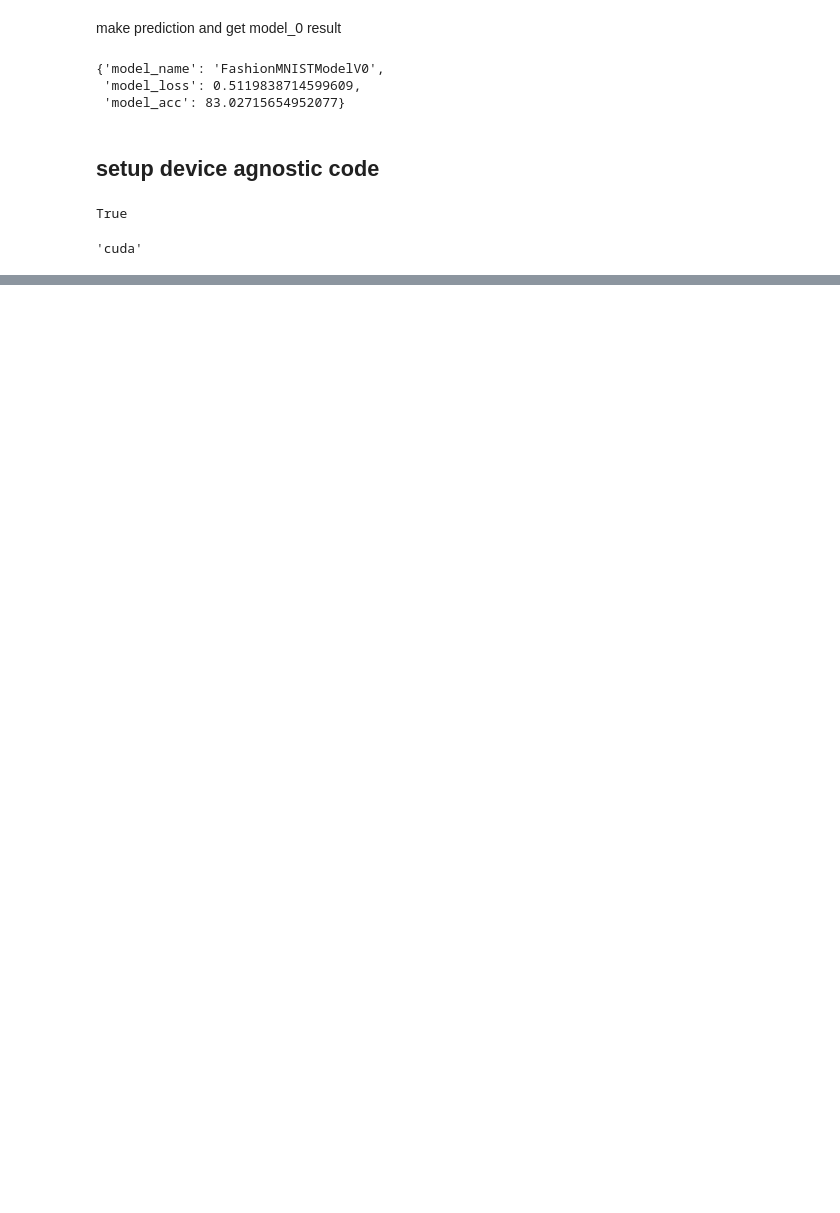
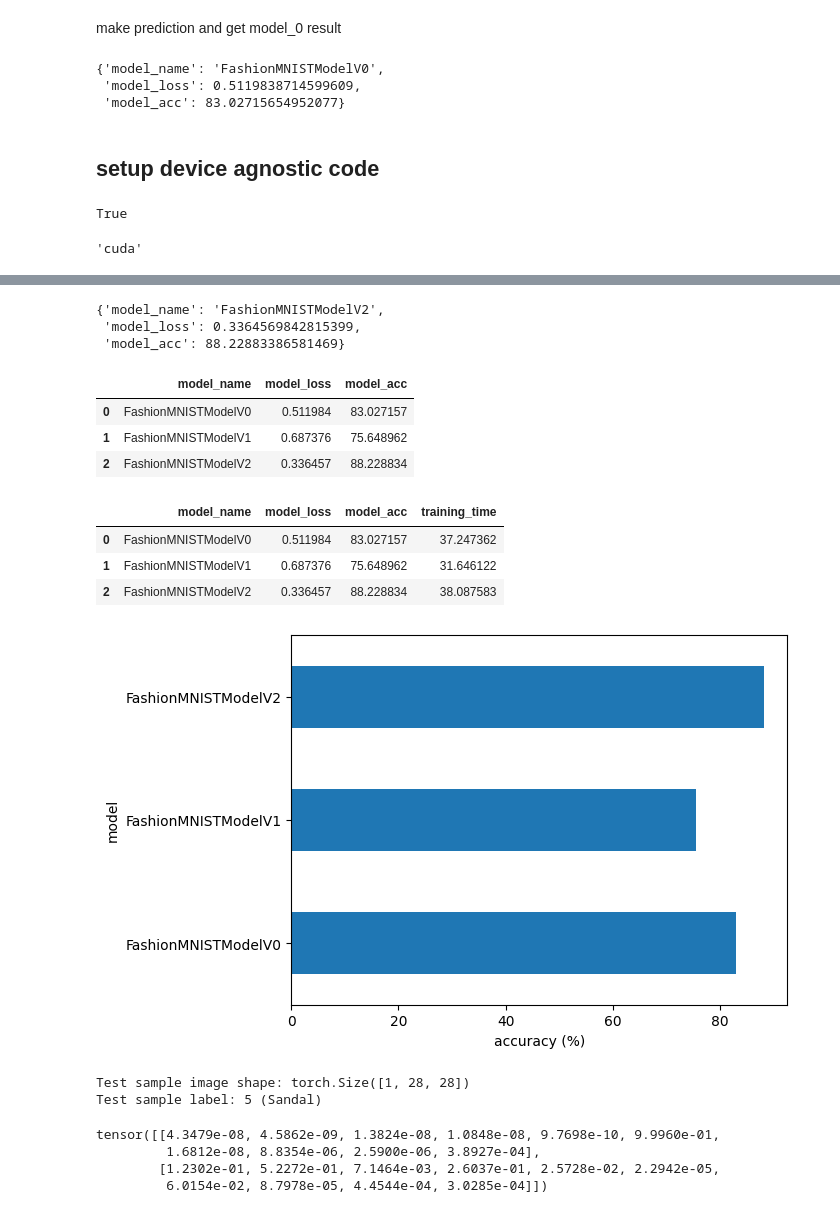
Before and after one commit to worldofaryavart/colab_notebooks, a Jupyter notebook: computervision.ipynb, the cells around one changed output, grey strips where cells are left out. Drawn from its saved outputs; the diff is of its cells as text; code cells hidden in the pictures; blank space fills up the shorter version.

```diff
--- a/computervision.ipynb
+++ b/computervision.ipynb
@@ -423,0 +735,4 @@ device(type='cuda', index=0)
+# %%
+loss_fn = nn.CrossEntropyLoss()
+optimizer = torch.optim.SGD(params=model_2.parameters(),
+                             lr=0.1)
@@ -423,0 +831,40 @@ device(type='cuda', index=0)
+# %%
+# Get model_2 results
+model_2_results = eval_model(
+    model=model_2,
+    data_loader=test_dataloader,
+    loss_fn=loss_fn,
+    accuracy_fn=accuracy_fn
+)
+model_2_results
+# %% [output]
+{'model_name': 'FashionMNISTModelV2',
+ 'model_loss': 0.3364569842815399,
+ 'model_acc': 88.22883386581469}
+# %%
+import pandas as pd
+compare_results = pd.DataFrame([model_0_results, model_1_results, model_2_results])
+compare_results
+# %% [output]
+|  | model_name | model_loss | model_acc |
+| 0 | FashionMNISTModelV0 | 0.511984 | 83.027157 |
+| 1 | FashionMNISTModelV1 | 0.687376 | 75.648962 |
+| 2 | FashionMNISTModelV2 | 0.336457 | 88.228834 |
+# %%
+# Add training times to results comparison
+compare_results["training_time"] = [total_train_time_model_0,
+                                    total_train_time_model_1,
+                                    total_train_time_model_2]
+compare_results
+# %% [output]
+|  | model_name | model_loss | model_acc | training_time |
+| 0 | FashionMNISTModelV0 | 0.511984 | 83.027157 | 37.247362 |
+| 1 | FashionMNISTModelV1 | 0.687376 | 75.648962 | 31.646122 |
+| 2 | FashionMNISTModelV2 | 0.336457 | 88.228834 | 38.087583 |
+# %%
+# Visualize our model results
+compare_results.set_index("model_name")["model_acc"].plot(kind="barh")
+plt.xlabel("accuracy (%)")
+plt.ylabel("model");
+# %% [output]
+[figure, added]
@@ -423,0 +891,26 @@ device(type='cuda', index=0)
+# %%
+import random
+random.seed(42)
+test_samples = []
+test_labels = []
+for sample, label in random.sample(list(test_data), k=9):
+    test_samples.append(sample)
+    test_labels.append(label)
+
+# View the first test sample shape and label
+print(f"Test sample image shape: {test_samples[0].shape}\nTest sample label: {test_labels[0]} ({class_names[test_labels[0]]})")
+# %% [output]
+Test sample image shape: torch.Size([1, 28, 28])
+Test sample label: 5 (Sandal)
+# %%
+# Make predictions on test samples with model 2
+pred_probs= make_predictions(model=model_2,
+                             data=test_samples)
+
+# View first two prediction probabilities list
+pred_probs[:2]
+# %% [output]
+tensor([[4.3479e-08, 4.5862e-09, 1.3824e-08, 1.0848e-08, 9.7698e-10, 9.9960e-01,
+         1.6812e-08, 8.8354e-06, 2.5900e-06, 3.8927e-04],
+        [1.2302e-01, 5.2272e-01, 7.1464e-03, 2.6037e-01, 2.5728e-02, 2.2942e-05,
+         6.0154e-02, 8.7978e-05, 4.4544e-04, 3.0285e-04]])
```
Also changed, not shown: parts of 37 cells of this notebook.
